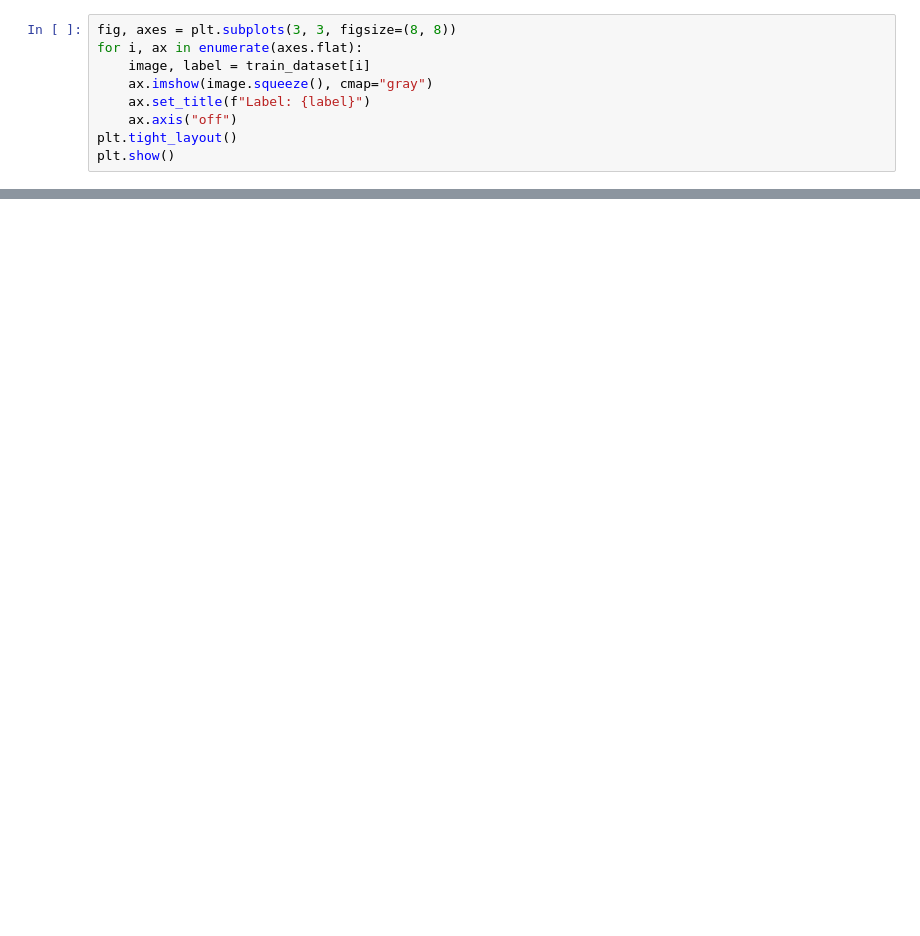
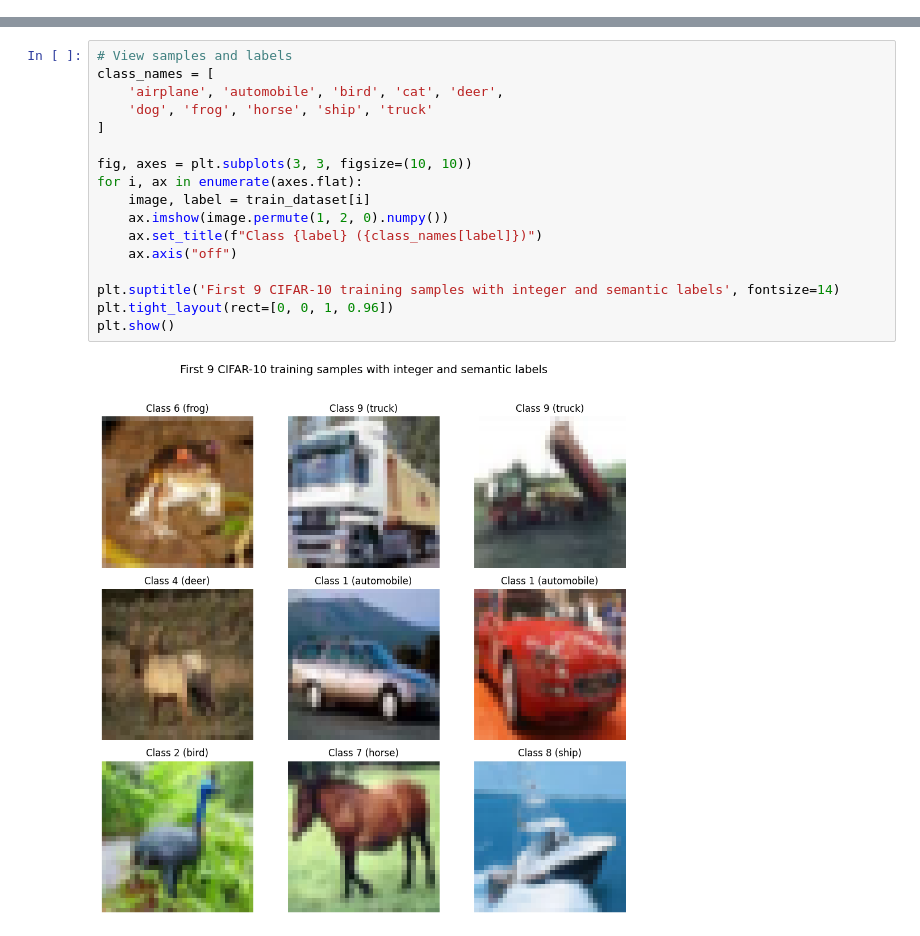
Before and after one commit to hpi-mlia-2026/coding_assignments, a Jupyter notebook: assignment_02/assignment_02.ipynb, the cells around one changed output, grey strips where cells are left out. Saved outputs shown, nothing was run; the diff lists cells and outputs as text; blank space fills up the shorter version.

```diff
--- a/assignment_02/assignment_02.ipynb
+++ b/assignment_02/assignment_02.ipynb
@@ -44,9 +0,0 @@ Visualize the first few MNIST images and check their corresponding labels.
-# %%
-fig, axes = plt.subplots(3, 3, figsize=(8, 8))
-for i, ax in enumerate(axes.flat):
-    image, label = train_dataset[i]
-    ax.imshow(image.squeeze(), cmap="gray")
-    ax.set_title(f"Label: {label}")
-    ax.axis("off")
-plt.tight_layout()
-plt.show()
@@ -165,0 +142,19 @@ TensorBoard logs saved to: logs\mnist_fc_20260415-154944
+# %%
+# View samples and labels
+class_names = [
+    'airplane', 'automobile', 'bird', 'cat', 'deer',
+    'dog', 'frog', 'horse', 'ship', 'truck'
+]
+
+fig, axes = plt.subplots(3, 3, figsize=(10, 10))
+for i, ax in enumerate(axes.flat):
+    image, label = train_dataset[i]
+    ax.imshow(image.permute(1, 2, 0).numpy())
+    ax.set_title(f"Class {label} ({class_names[label]})")
+    ax.axis("off")
+
+plt.suptitle('First 9 CIFAR-10 training samples with integer and semantic labels', fontsize=14)
+plt.tight_layout(rect=[0, 0, 1, 0.96])
+plt.show()
+# %% [output]
+[figure, added]
```
Also changed, not shown: parts of 62 cells of this notebook, 4 other files.
